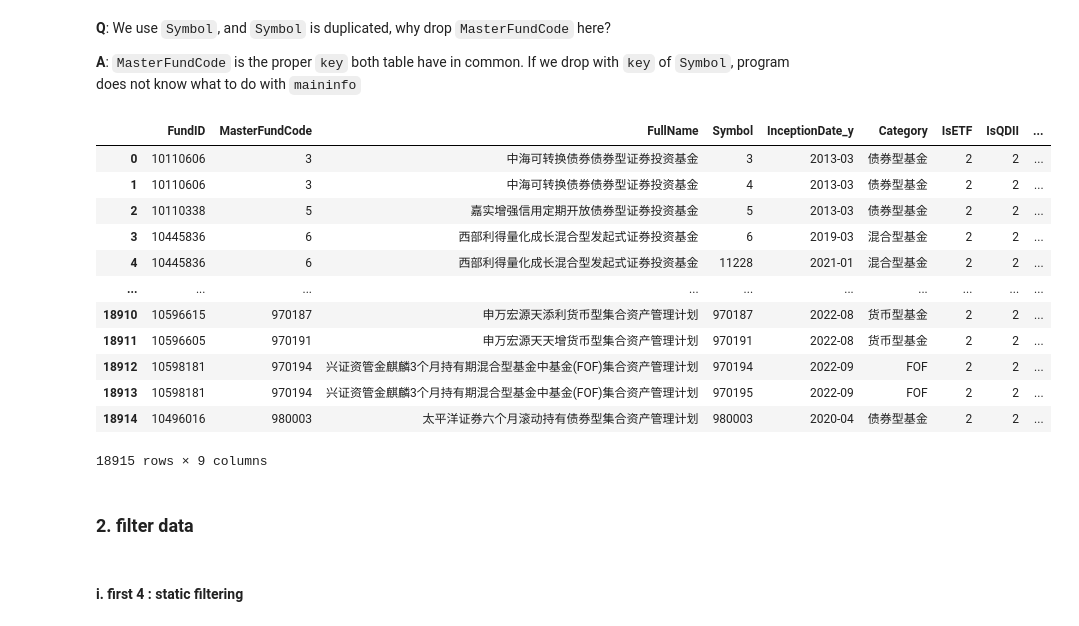
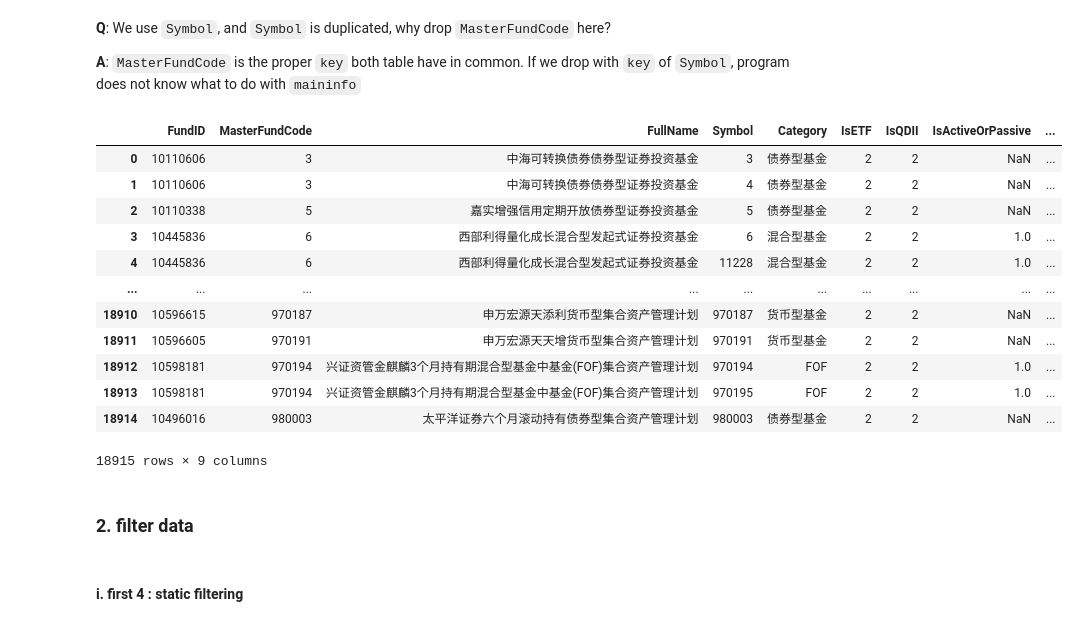
Before and after one commit to dacianpeng/mutual-fund-effective-or-not-Evidence-from-China, a Jupyter notebook: main.ipynb, the cells around one changed output. Cells and saved outputs as stored; diff of their text form; code cells hidden in the pictures.

Commit message:
filters added

```diff
--- a/main.ipynb
+++ b/main.ipynb
@@ -428,23 +406,25 @@ MasterFundCode will be dropped'
 # %%
 selected_columns = ['FundID', 'MasterFundCode', 'FullName', 'Symbol', 'InceptionDate_y', 'Category', 'IsETF', 'IsQDII', 'IsActiveOrPassive']
 maininfo_ = pd.merge(maininfo, unitclassinfo_, how='inner' ,on='MasterFundCode')[selected_columns].drop_duplicates(subset='Symbol').reset_index(drop=True)
+maininfo_['InceptionDate'] = maininfo_.InceptionDate_y
+maininfo_ = maininfo_.drop('InceptionDate_y', axis=1)
 maininfo_
 # %% [output]
-|  | FundID | MasterFundCode | FullName | Symbol | InceptionDate_y | Category | IsETF | IsQDII | ... |
-| 0 | 10110606 | 3 | 中海可转换债券债券型证券投资基金 | 3 | 2013-03 | 债券型基金 | 2 | 2 | ... |
-| 1 | 10110606 | 3 | 中海可转换债券债券型证券投资基金 | 4 | 2013-03 | 债券型基金 | 2 | 2 | ... |
-| 2 | 10110338 | 5 | 嘉实增强信用定期开放债券型证券投资基金 | 5 | 2013-03 | 债券型基金 | 2 | 2 | ... |
-| 3 | 10445836 | 6 | 西部利得量化成长混合型发起式证券投资基金 | 6 | 2019-03 | 混合型基金 | 2 | 2 | ... |
-| 4 | 10445836 | 6 | 西部利得量化成长混合型发起式证券投资基金 | 11228 | 2021-01 | 混合型基金 | 2 | 2 | ... |
+|  | FundID | MasterFundCode | FullName | Symbol | Category | IsETF | IsQDII | IsActiveOrPassive | ... |
+| 0 | 10110606 | 3 | 中海可转换债券债券型证券投资基金 | 3 | 债券型基金 | 2 | 2 | NaN | ... |
+| 1 | 10110606 | 3 | 中海可转换债券债券型证券投资基金 | 4 | 债券型基金 | 2 | 2 | NaN | ... |
+| 2 | 10110338 | 5 | 嘉实增强信用定期开放债券型证券投资基金 | 5 | 债券型基金 | 2 | 2 | NaN | ... |
+| 3 | 10445836 | 6 | 西部利得量化成长混合型发起式证券投资基金 | 6 | 混合型基金 | 2 | 2 | 1.0 | ... |
+| 4 | 10445836 | 6 | 西部利得量化成长混合型发起式证券投资基金 | 11228 | 混合型基金 | 2 | 2 | 1.0 | ... |
 | ... | ... | ... | ... | ... | ... | ... | ... | ... | ... |
-| 18910 | 10596615 | 970187 | 申万宏源天添利货币型集合资产管理计划 | 970187 | 2022-08 | 货币型基金 | 2 | 2 | ... |
-| 18911 | 10596605 | 970191 | 申万宏源天天增货币型集合资产管理计划 | 970191 | 2022-08 | 货币型基金 | 2 | 2 | ... |
-| 18912 | 10598181 | 970194 | 兴证资管金麒麟3个月持有期混合型基金中基金(FOF)集合资产管理计划 | 970194 | 2022-09 | FOF | 2 | 2 | ... |
-| 18913 | 10598181 | 970194 | 兴证资管金麒麟3个月持有期混合型基金中基金(FOF)集合资产管理计划 | 970195 | 2022-09 | FOF | 2 | 2 | ... |
-| 18914 | 10496016 | 980003 | 太平洋证券六个月滚动持有债券型集合资产管理计划 | 980003 | 2020-04 | 债券型基金 | 2 | 2 | ... |
+| 18910 | 10596615 | 970187 | 申万宏源天添利货币型集合资产管理计划 | 970187 | 货币型基金 | 2 | 2 | NaN | ... |
+| 18911 | 10596605 | 970191 | 申万宏源天天增货币型集合资产管理计划 | 970191 | 货币型基金 | 2 | 2 | NaN | ... |
+| 18912 | 10598181 | 970194 | 兴证资管金麒麟3个月持有期混合型基金中基金(FOF)集合资产管理计划 | 970194 | FOF | 2 | 2 | 1.0 | ... |
+| 18913 | 10598181 | 970194 | 兴证资管金麒麟3个月持有期混合型基金中基金(FOF)集合资产管理计划 | 970195 | FOF | 2 | 2 | 1.0 | ... |
+| 18914 | 10496016 | 980003 | 太平洋证券六个月滚动持有债券型集合资产管理计划 | 980003 | 债券型基金 | 2 | 2 | NaN | ... |
 18915 rows × 9 columns
 # %% [markdown]
-### 2. filter data
+### **2. filter data**
 # %% [markdown]
 #### i. first 4 : static filtering
 # %% [markdown]
```
Also changed, not shown: parts of 154 cells of this notebook, 16 other files.
